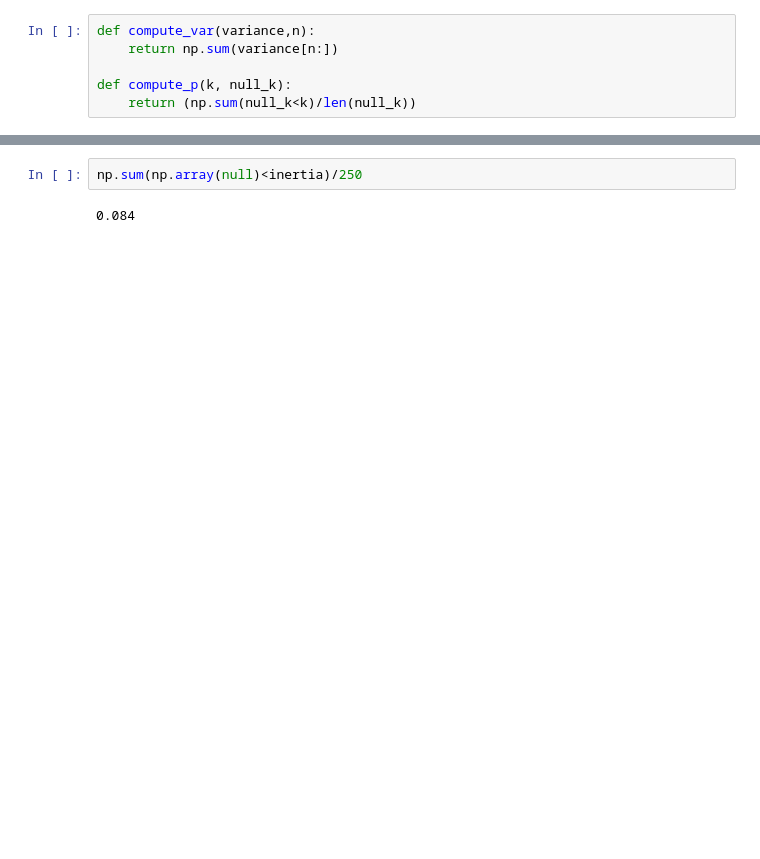
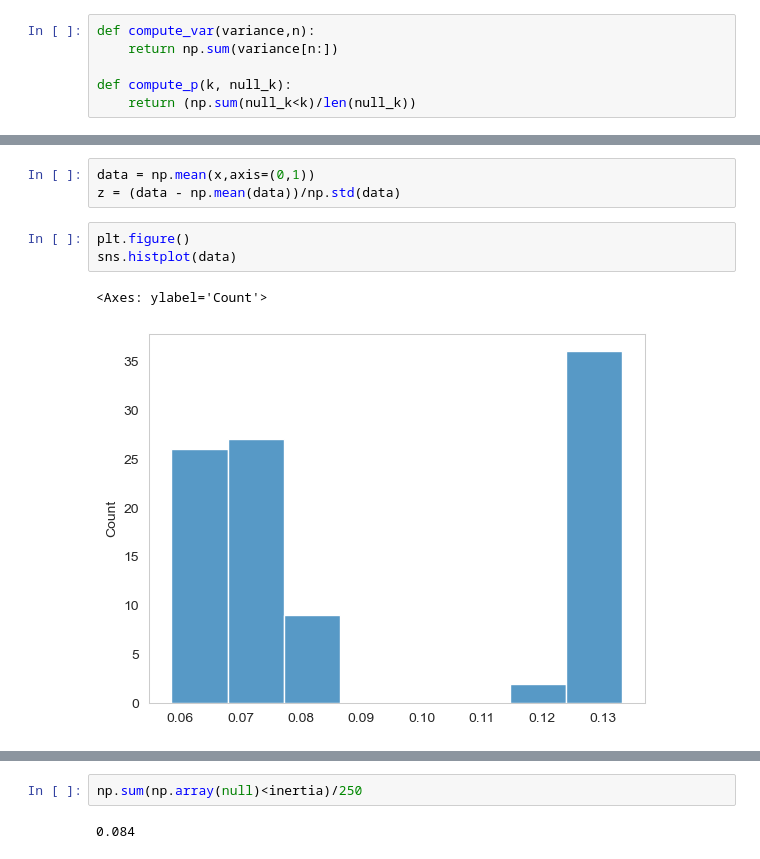
Before and after one commit to cmlangdon/embedding_dimension, a Jupyter notebook: RNN/Notebooks/Figure_2afc_var_inertia.ipynb, the cells around one changed output, grey strips where cells are left out. Cells and saved outputs as stored; diff of their text form; blank space fills up the shorter version.

```diff
--- a/RNN/Notebooks/Figure_2afc_var_inertia.ipynb
+++ b/RNN/Notebooks/Figure_2afc_var_inertia.ipynb
@@ -274,0 +290,9 @@ responses = responses[~np.isnan(responses).any(axis=1)]
+# %%
+data = np.mean(x,axis=(0,1))
+z = (data - np.mean(data))/np.std(data)
+# %%
+plt.figure()
+sns.histplot(data)
+# %% [output]
+<Axes: ylabel='Count'>
+[figure, added]
```
Also changed, not shown: parts of 24 cells of this notebook.
